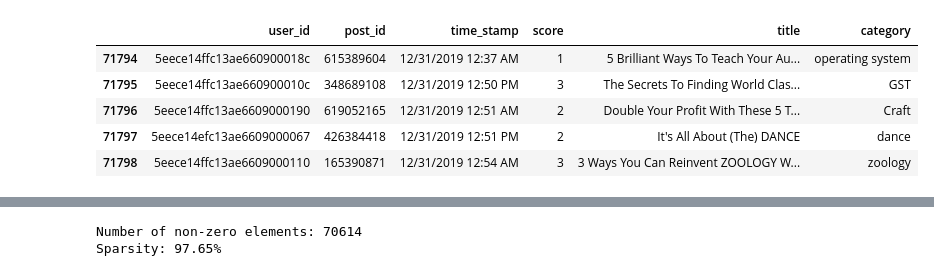
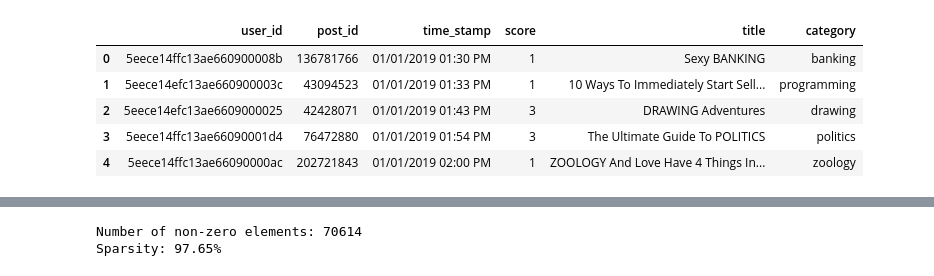
Before and after one commit to mustafazeydani/post-recommendation-using-KNN, a Jupyter notebook: recommendation-system.ipynb, the cells around one changed output, grey strips where cells are left out. Cells and saved outputs as stored; diff of their text form; code cells hidden in the pictures.

```diff
--- a/recommendation-system.ipynb
+++ b/recommendation-system.ipynb
@@ -3,10 +3,11 @@ import pandas as pd
 import numpy as np
 
 # Load the datasets
-post_data = pd.read_csv('datasets/post_data.csv')
-view_data = pd.read_csv('datasets/view_data.csv')
+posts_df = pd.read_csv('datasets/post_data.csv')
+views_df = pd.read_csv('datasets/view_data.csv')
+users_df = pd.read_csv('datasets/user_data.csv')
 
-dataframe = pd.DataFrame(view_data)
+views_df_with_scores = pd.DataFrame(views_df)
 
 # Generate random probabilities for 1, 2, and 3
 probs = np.random.dirichlet(np.ones(3))
@@ -14,12 +15,12 @@ probs = np.random.dirichlet(np.ones(3))
 # Assign probabilities for the ratings
 scores = np.random.choice(
     [1, 2, 3],
-    size=len(view_data),
+    size=len(views_df),
     p=probs
 )
 
 # Add the score column to the dataframe
-dataframe['score'] = scores
+views_df_with_scores['score'] = scores
 
-dataframe.head()
+views_df_with_scores.head()
 # %% [output]
@@ -27,12 +33,12 @@ FileNotFoundError: [Errno 2] No such file or directory: 'post_data.csv'
 # %%
-# Merge the two dataframes
-df = pd.merge(dataframe, post_data ,on='post_id')
-df.tail()
+# Merge the views_df_with_scores with the posts_df
+merged_data = pd.merge(views_df_with_scores, posts_df ,on='post_id')
+merged_data.head()
 # %% [output]
 |  | user_id | post_id | time_stamp | score | title | category |
-| 71794 | 5eece14ffc13ae660900018c | 615389604 | 12/31/2019 12:37 AM | 1 | 5 Brilliant Ways To Teach Your Au... | operating system |
-| 71795 | 5eece14ffc13ae660900010c | 348689108 | 12/31/2019 12:50 PM | 3 | The Secrets To Finding World Clas... | GST |
-| 71796 | 5eece14ffc13ae6609000190 | 619052165 | 12/31/2019 12:51 AM | 2 | Double Your Profit With These 5 T... | Craft |
-| 71797 | 5eece14efc13ae6609000067 | 426384418 | 12/31/2019 12:51 PM | 2 | It's All About (The) DANCE | dance |
-| 71798 | 5eece14ffc13ae6609000110 | 165390871 | 12/31/2019 12:54 AM | 3 | 3 Ways You Can Reinvent ZOOLOGY W... | zoology |
+| 0 | 5eece14ffc13ae660900008b | 136781766 | 01/01/2019 01:30 PM | 1 | Sexy BANKING | banking |
+| 1 | 5eece14efc13ae660900003c | 43094523 | 01/01/2019 01:33 PM | 1 | 10 Ways To Immediately Start Sell... | programming |
+| 2 | 5eece14efc13ae6609000025 | 42428071 | 01/01/2019 01:43 PM | 3 | DRAWING Adventures | drawing |
+| 3 | 5eece14ffc13ae66090001d4 | 76472880 | 01/01/2019 01:54 PM | 3 | The Ultimate Guide To POLITICS | politics |
+| 4 | 5eece14ffc13ae66090000ac | 202721843 | 01/01/2019 02:00 PM | 1 | ZOOLOGY And Love Have 4 Things In... | zoology |
 # %%
```
Also changed, not shown: parts of 5 cells of this notebook.
